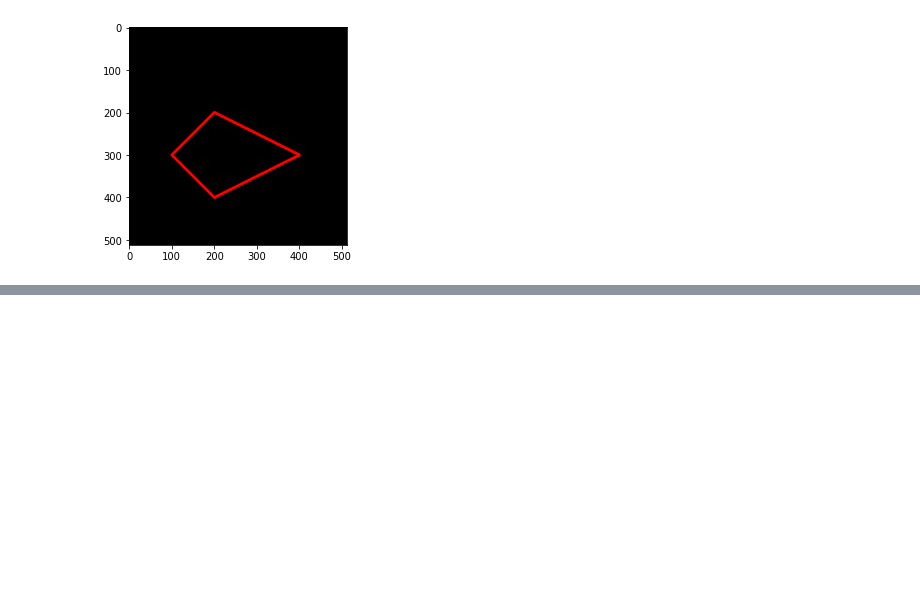
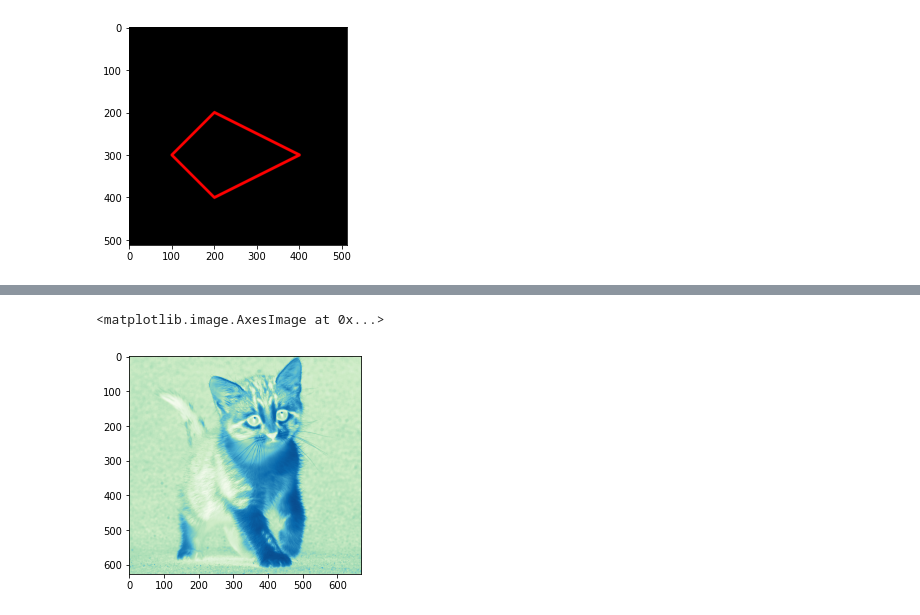
Before and after one commit to userthalib/PCVK_Genap_2022, a Jupyter notebook: Week2.ipynb, the cells around one changed output, grey strips where cells are left out. Saved outputs shown, nothing was run; the diff lists cells and outputs as text; code cells hidden in the pictures; blank space fills up the shorter version.

```diff
--- a/Week2.ipynb
+++ b/Week2.ipynb
@@ -137,0 +146,5 @@ plt.imshow(black_img2)
+# %%
+plt.imshow(img_grays, cmap='GnBu')
+# %% [output]
+<matplotlib.image.AxesImage at 0x...>
+[figure, added]
```
Also changed, not shown: parts of 9 cells of this notebook.
